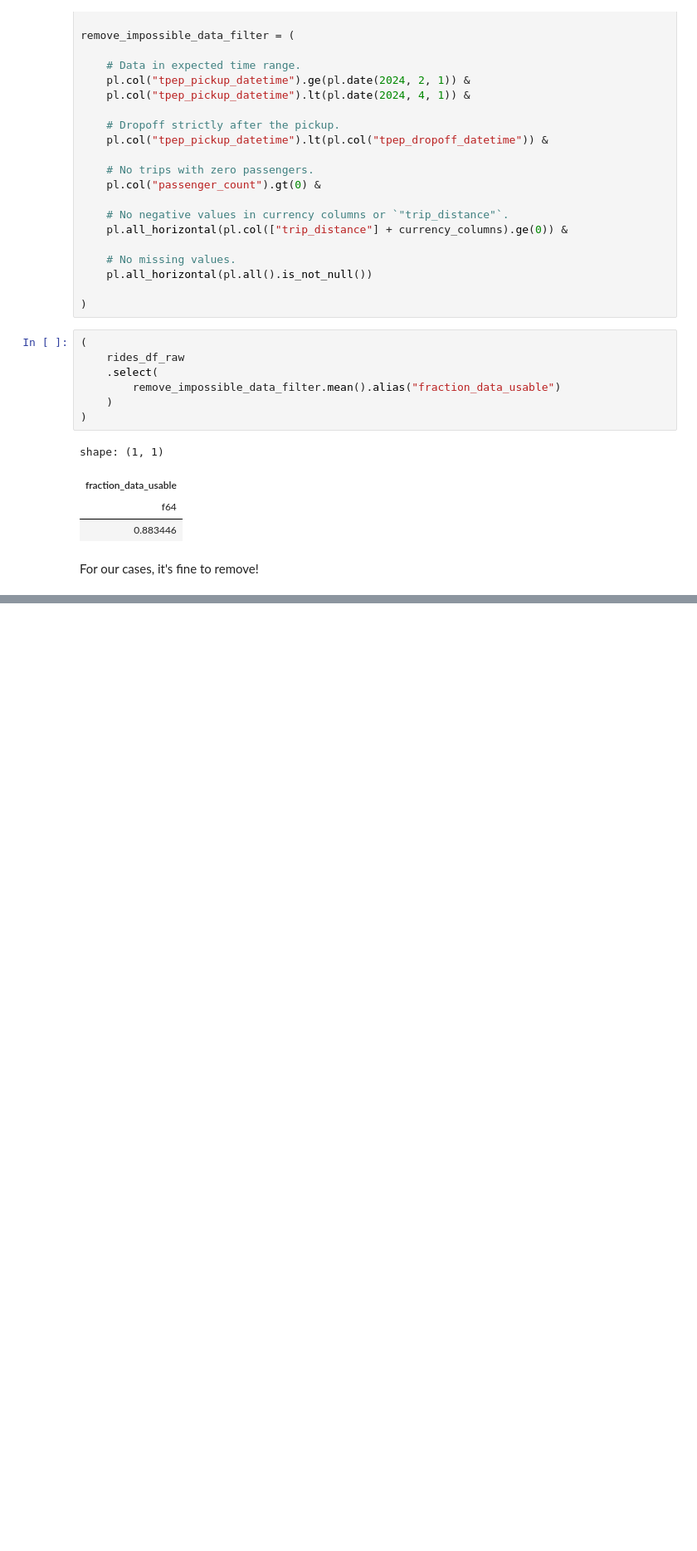
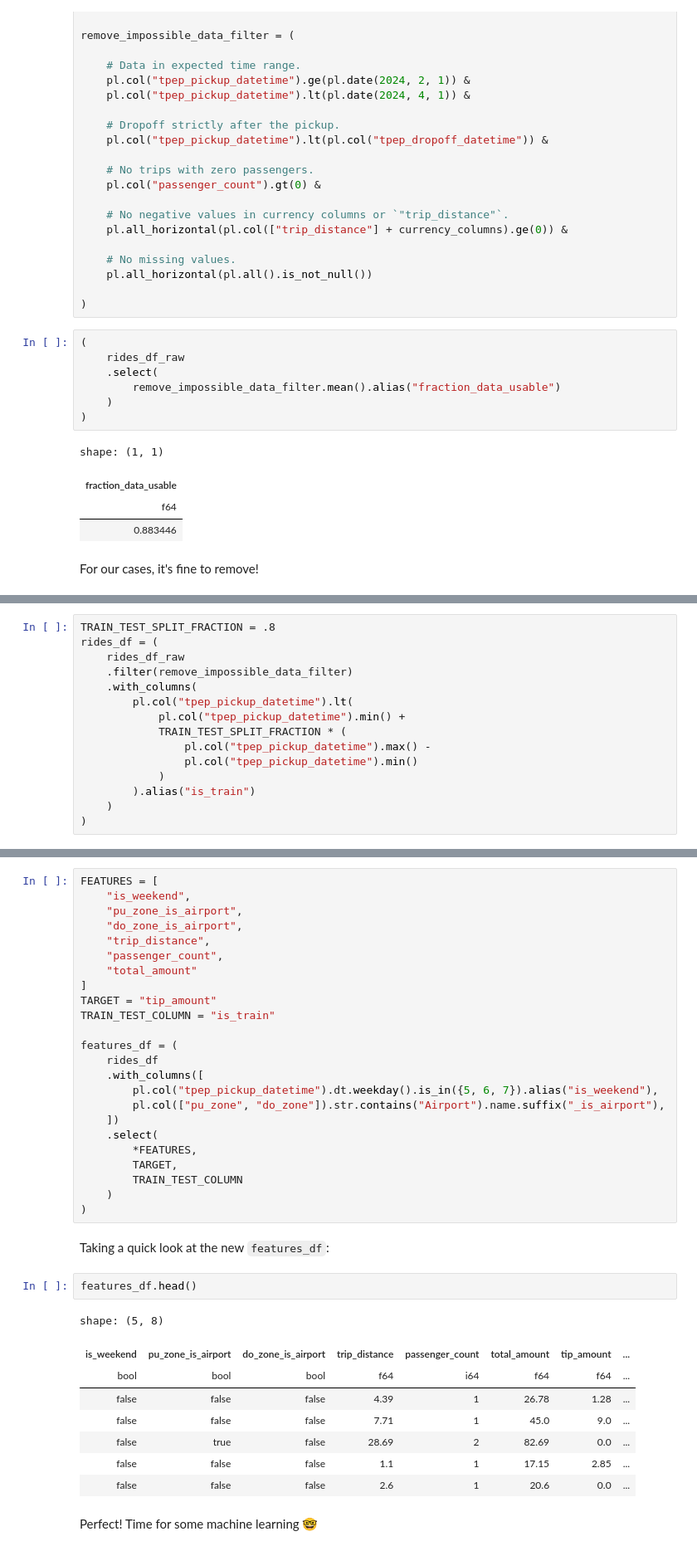
Before and after one commit to kalona/polars-for-data-science-oreilly-course, a Jupyter notebook: notebooks/10. Integrating Polars Into the Data Science Workflow.ipynb, the cells around one changed output, grey strips where cells are left out. Shown at 83% size. Cells and saved outputs as stored; diff of their text form; blank space fills up the shorter version.

```diff
--- a/notebooks/10. Integrating Polars Into the Data Science Workflow.ipynb
+++ b/notebooks/10. Integrating Polars Into the Data Science Workflow.ipynb
@@ -289 +292,16 @@ But while we're here, before we go on to
+# %%
+TRAIN_TEST_SPLIT_FRACTION = .8
+rides_df = (
+    rides_df_raw
+    .filter(remove_impossible_data_filter)
+    .with_columns(
+        pl.col("tpep_pickup_datetime").lt(
+            pl.col("tpep_pickup_datetime").min() +
+            TRAIN_TEST_SPLIT_FRACTION * (
+                pl.col("tpep_pickup_datetime").max() -
+                pl.col("tpep_pickup_datetime").min()
+            )
+        ).alias("is_train")
+    )
+)
 # %% [markdown]
@@ -290,0 +330,39 @@ But while we're here, before we go on to
+# %%
+FEATURES = [
+    "is_weekend",
+    "pu_zone_is_airport",
+    "do_zone_is_airport",
+    "trip_distance",
+    "passenger_count",
+    "total_amount"
+]
+TARGET = "tip_amount"
+TRAIN_TEST_COLUMN = "is_train"
+
+features_df = (
+    rides_df
+    .with_columns([
+        pl.col("tpep_pickup_datetime").dt.weekday().is_in({5, 6, 7}).alias("is_weekend"),
+        pl.col(["pu_zone", "do_zone"]).str.contains("Airport").name.suffix("_is_airport"),
+    ])
+    .select(
+        *FEATURES,
+        TARGET,
+        TRAIN_TEST_COLUMN
+    )
+)
+# %% [markdown]
+Taking a quick look at the new `features_df`:
+# %%
+features_df.head()
+# %% [output]
+shape: (5, 8)
+| is_weekend | pu_zone_is_airport | do_zone_is_airport | trip_distance | passenger_count | total_amount | tip_amount | ... |
+| bool | bool | bool | f64 | i64 | f64 | f64 | ... |
+| false | false | false | 4.39 | 1 | 26.78 | 1.28 | ... |
+| false | false | false | 7.71 | 1 | 45.0 | 9.0 | ... |
+| false | true | false | 28.69 | 2 | 82.69 | 0.0 | ... |
+| false | false | false | 1.1 | 1 | 17.15 | 2.85 | ... |
+| false | false | false | 2.6 | 1 | 20.6 | 0.0 | ... |
+# %% [markdown]
+Perfect! Time for some machine learning 🤓
```
Also changed, not shown: parts of 44 cells of this notebook, 1 other file.
